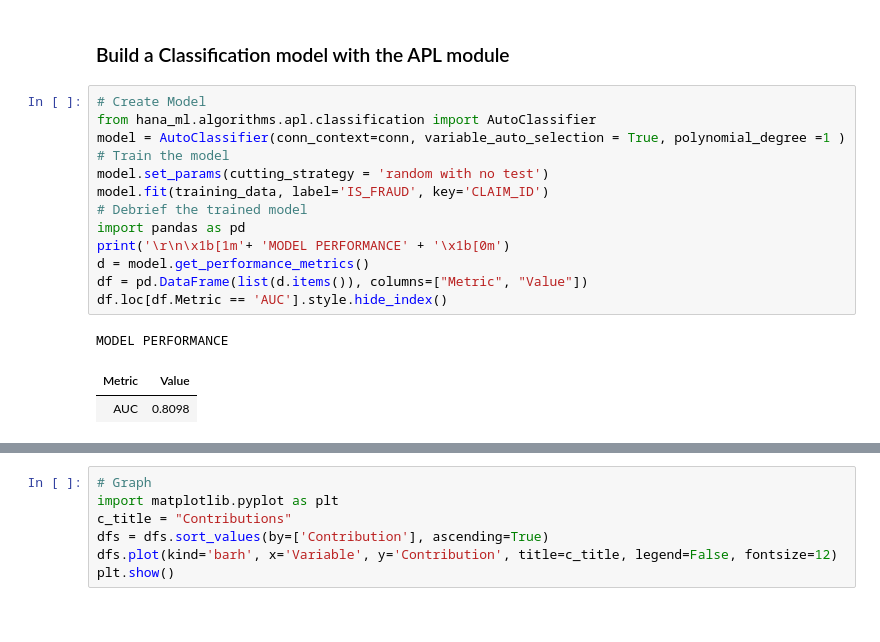
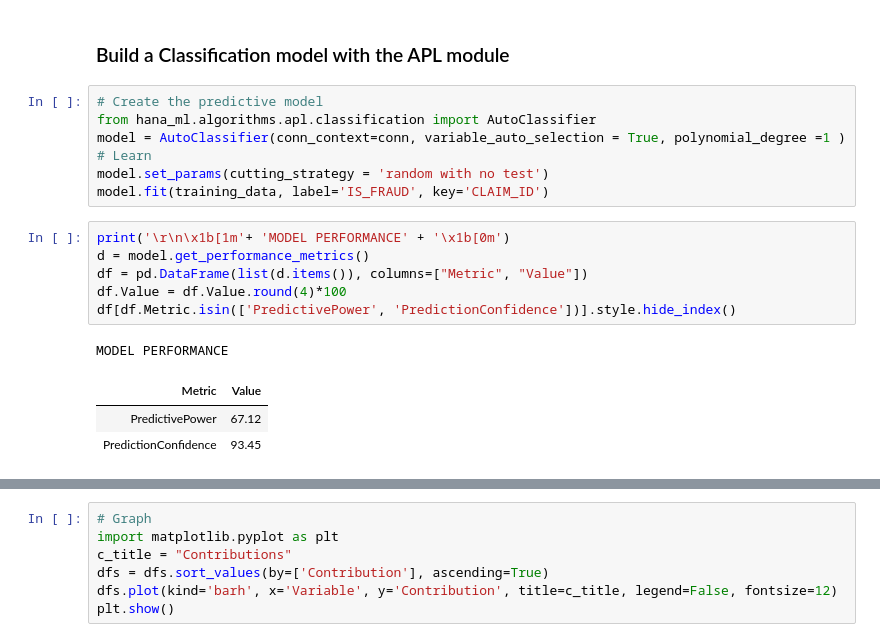
Before and after one commit to SAP-samples/hana-ml-samples, a Jupyter notebook: Python-API/apl/notebooks/HANA_ML_APL_RR_FRAUD.ipynb, the cells around one changed output, grey strips where cells are left out. Cells and saved outputs as stored; diff of their text form.

```diff
--- a/Python-API/apl/notebooks/HANA_ML_APL_RR_FRAUD.ipynb
+++ b/Python-API/apl/notebooks/HANA_ML_APL_RR_FRAUD.ipynb
@@ -27,22 +28,23 @@ training_data.head(8).collect()
 # %% [markdown]
 ### Build a Classification model with the APL module
 # %%
-# Create Model
+# Create the predictive model
 from hana_ml.algorithms.apl.classification import AutoClassifier
 model = AutoClassifier(conn_context=conn, variable_auto_selection = True, polynomial_degree =1 )
-# Train the model
+# Learn
 model.set_params(cutting_strategy = 'random with no test')
 model.fit(training_data, label='IS_FRAUD', key='CLAIM_ID')
-# Debrief the trained model
-import pandas as pd
-print('\r\n\x1b[1m'+ 'MODEL PERFORMANCE' + '\x1b[0m')
-d = model.get_performance_metrics()
-df = pd.DataFrame(list(d.items()), columns=["Metric", "Value"])
-df.loc[df.Metric == 'AUC'].style.hide_index()
-# %% [output]
-MODEL PERFORMANCE
-| Metric | Value |
-| AUC | 0.8098 |
+# %%
+print('\r\n\x1b[1m'+ 'MODEL PERFORMANCE' + '\x1b[0m')
+d = model.get_performance_metrics()
+df = pd.DataFrame(list(d.items()), columns=["Metric", "Value"])
+df.Value = df.Value.round(4)*100
+df[df.Metric.isin(['PredictivePower', 'PredictionConfidence'])].style.hide_index()
+# %% [output]
+MODEL PERFORMANCE
+| Metric | Value |
+| PredictivePower | 67.12 |
+| PredictionConfidence | 93.45 |
 # %%
 print('\r\n\x1b[1m'+ 'VARIABLES IMPORTANCE' + '\x1b[0m')
 d = model.get_feature_importances()
```
Also changed, not shown: parts of 4 cells of this notebook.
